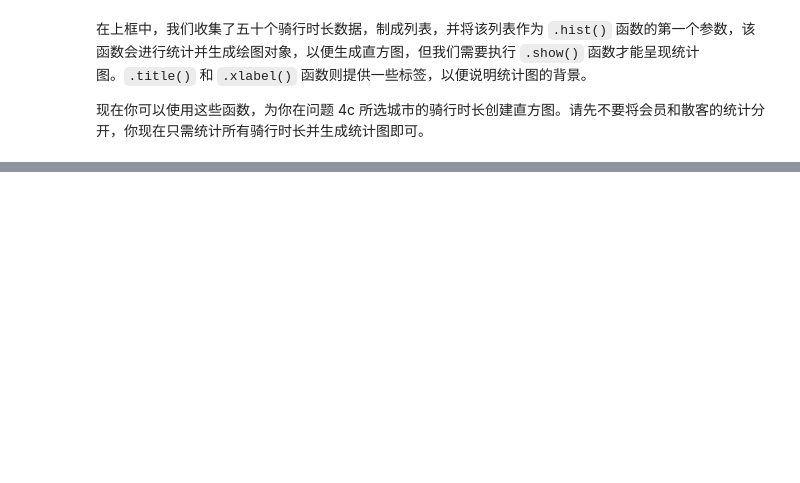
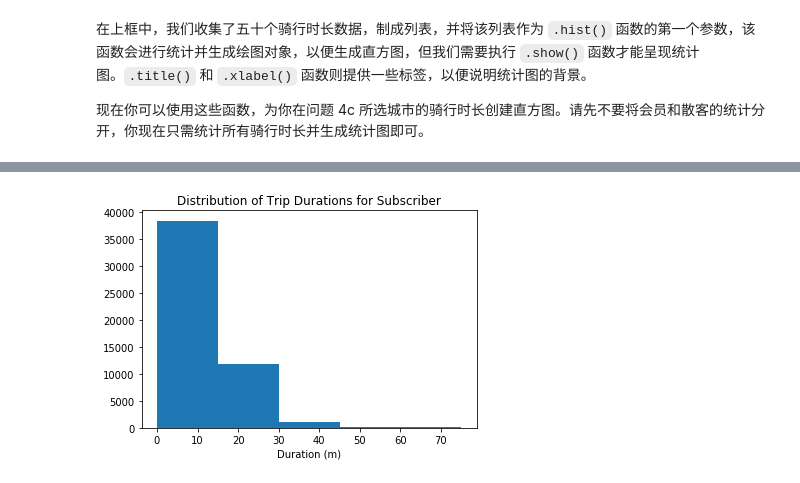
Before and after one commit to nevinxie/udacity_ml_beginner, a Jupyter notebook: Bike_Share_Analysis/Bike_Share_Analysis-zh.ipynb, the cells around one changed output, grey strips where cells are left out. Drawn from its saved outputs; the diff is of its cells as text; code cells hidden in the pictures; blank space fills up the shorter version.

```diff
--- a/Bike_Share_Analysis/Bike_Share_Analysis-zh.ipynb
+++ b/Bike_Share_Analysis/Bike_Share_Analysis-zh.ipynb
@@ -529,0 +549,22 @@ plt.show()
+# %%
+## 使用本框及新框来回答问题 5##
+def all_durations_by_user_type(filename, user_type):
+    """
+        return a list of durations for each trip by user type
+    """
+    with open(filename,'r') as file_in:
+        reader = csv.DictReader(file_in)
+        durations = []
+        for row in reader:
+            if user_type == row['user_type']:
+                durations.append(float(row['duration']))
+
+    return durations
+
+durations = all_durations_by_user_type(city_info['Washington']['out_file'],'Subscriber')
+plt.hist(durations, bins=5,range=[0,75])
+plt.title('Distribution of Trip Durations for Subscriber')
+plt.xlabel('Duration (m)')
+plt.show()
+# %% [output]
+[figure, added]
```
Also changed, not shown: parts of 13 cells of this notebook, 1 other file.
